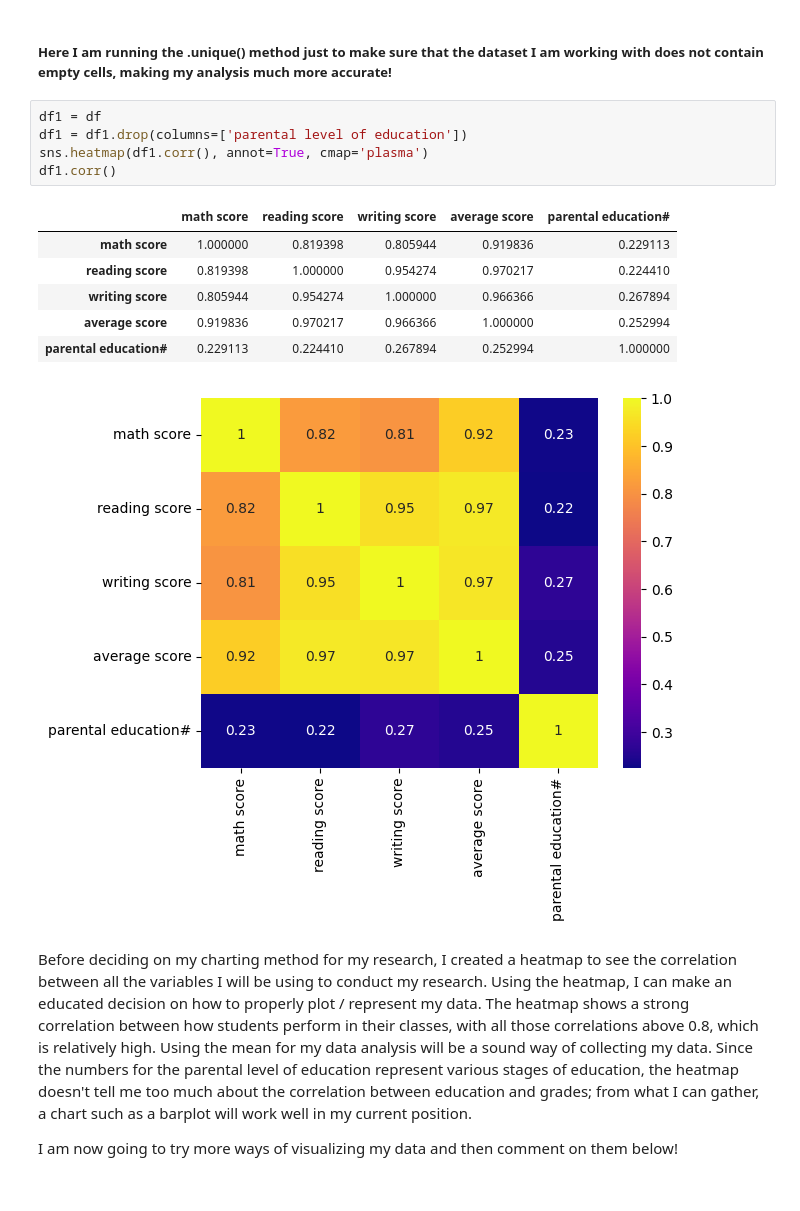
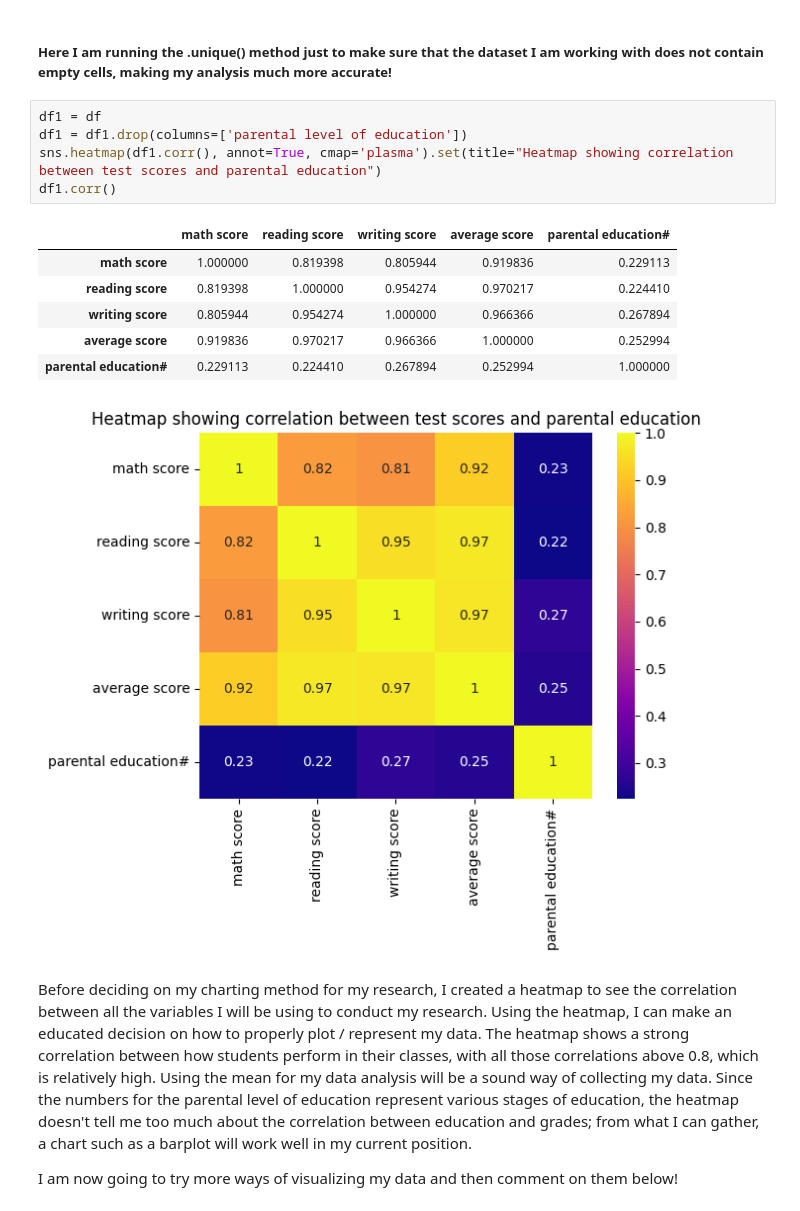
Before and after one commit to ubco-W2022T1-cosc301/project-group01, a Jupyter notebook: notebooks/analysis1.ipynb, the cells around one changed output. Cells and saved outputs as stored; diff of their text form.

```diff
--- a/notebooks/analysis1.ipynb
+++ b/notebooks/analysis1.ipynb
@@ -110,16 +110,16 @@ list(df['parental level of education'].unique())
 # %%
 df1 = df
 df1 = df1.drop(columns=['parental level of education'])
-sns.heatmap(df1.corr(), annot=True, cmap='plasma')
+sns.heatmap(df1.corr(), annot=True, cmap='plasma').set(title="Heatmap showing correlation between test scores and parental education")
 df1.corr()
 # %% [output]
 |  | math score | reading score | writing score | average score | parental education# |
 | math score | 1.000000 | 0.819398 | 0.805944 | 0.919836 | 0.229113 |
 | reading score | 0.819398 | 1.000000 | 0.954274 | 0.970217 | 0.224410 |
 | writing score | 0.805944 | 0.954274 | 1.000000 | 0.966366 | 0.267894 |
 | average score | 0.919836 | 0.970217 | 0.966366 | 1.000000 | 0.252994 |
 | parental education# | 0.229113 | 0.224410 | 0.267894 | 0.252994 | 1.000000 |
-[figure, old version]
+[figure, new version]
 # %% [markdown]
 Before deciding on my charting method for my research, I created a heatmap to see the correlation between all the variables I will be using to conduct my research. Using the heatmap, I can make an educated decision on how to properly plot / represent my data. The heatmap shows a strong correlation between how students perform in their classes, with all those correlations above 0.8, which is relatively high. Using the mean for my data analysis will be a sound way of collecting my data. Since the numbers for the parental level of education represent various stages of education, the heatmap doesn't tell me too much about the correlation between education and grades; from what I can gather, a chart such as a barplot will work well in my current position.
 
```
Also changed, not shown: 2 other files.
